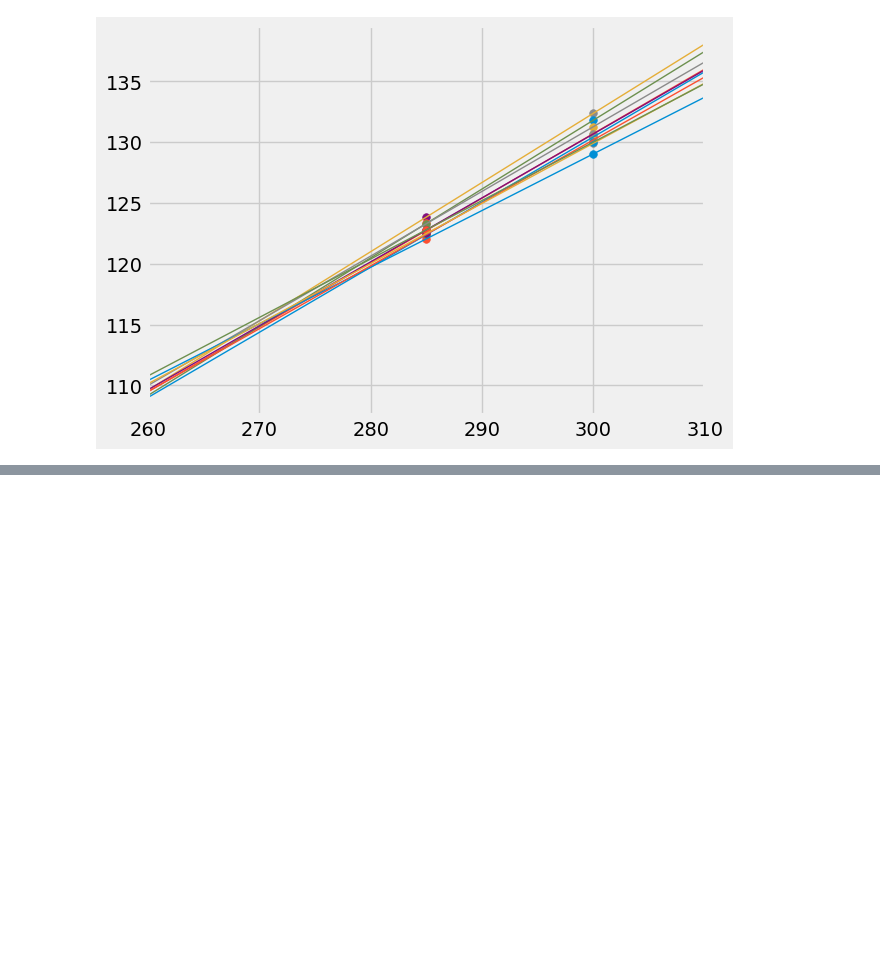
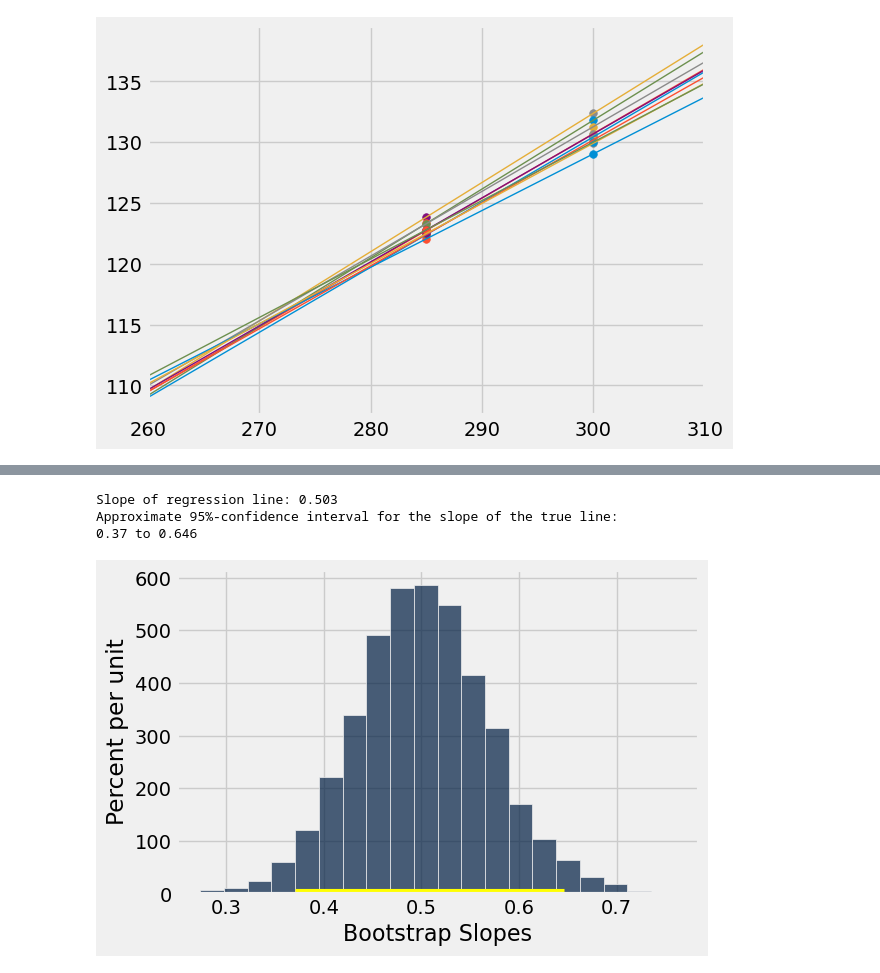
Before and after one commit to lawtonsclass/f25-code-from-class, a Jupyter notebook: data8/ch16.ipynb, the cells around one changed output, grey strips where cells are left out. Cells and saved outputs as stored; diff of their text form; code cells hidden in the pictures; blank space fills up the shorter version.

```diff
--- a/data8/ch16.ipynb
+++ b/data8/ch16.ipynb
@@ -321,0 +324,3 @@ for i in range(10):
+# %%
+sons_heights = Table.read_table('data/sons_heights.csv')
+sons_heights
@@ -321,0 +340,7 @@ for i in range(10):
+# %%
+bootstrap_slope_interval(sons_heights, 'father', 'son')
+# %% [output]
+Slope of regression line: 0.503
+Approximate 95%-confidence interval for the slope of the true line:
+0.37 to 0.646
+[figure, added]
```
Also changed, not shown: parts of 13 cells of this notebook.
